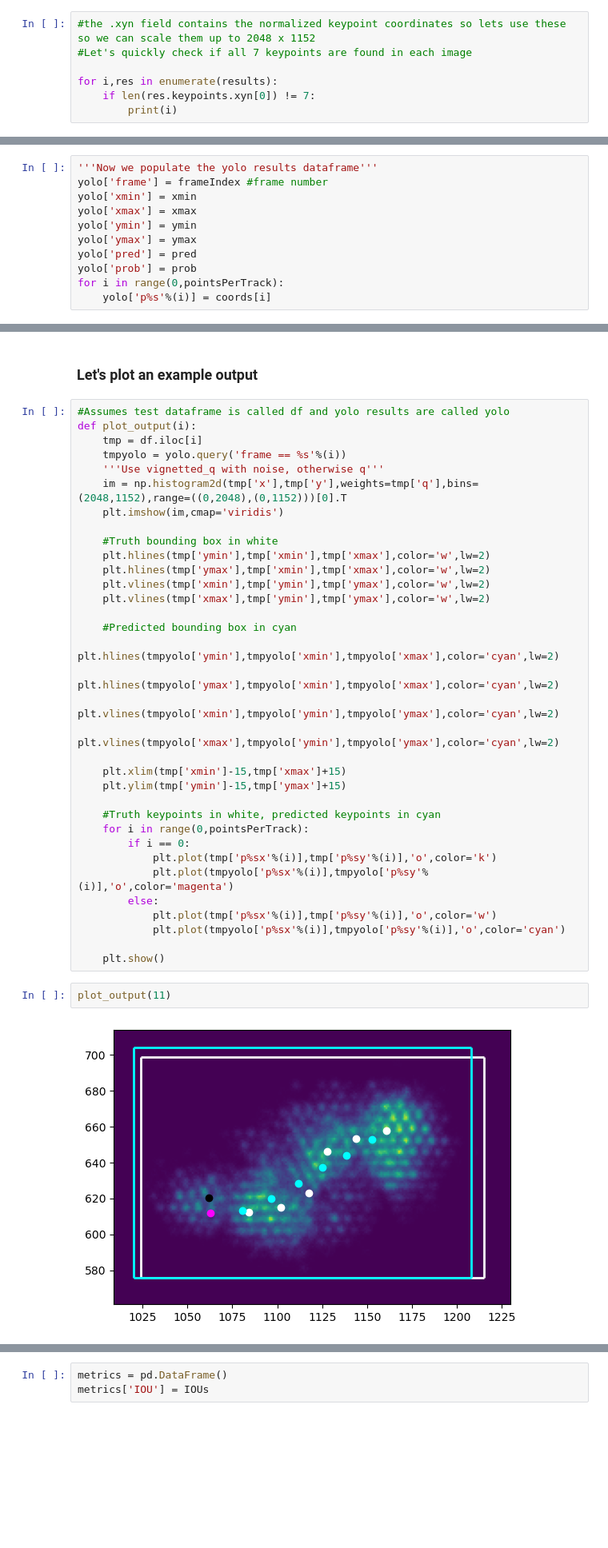
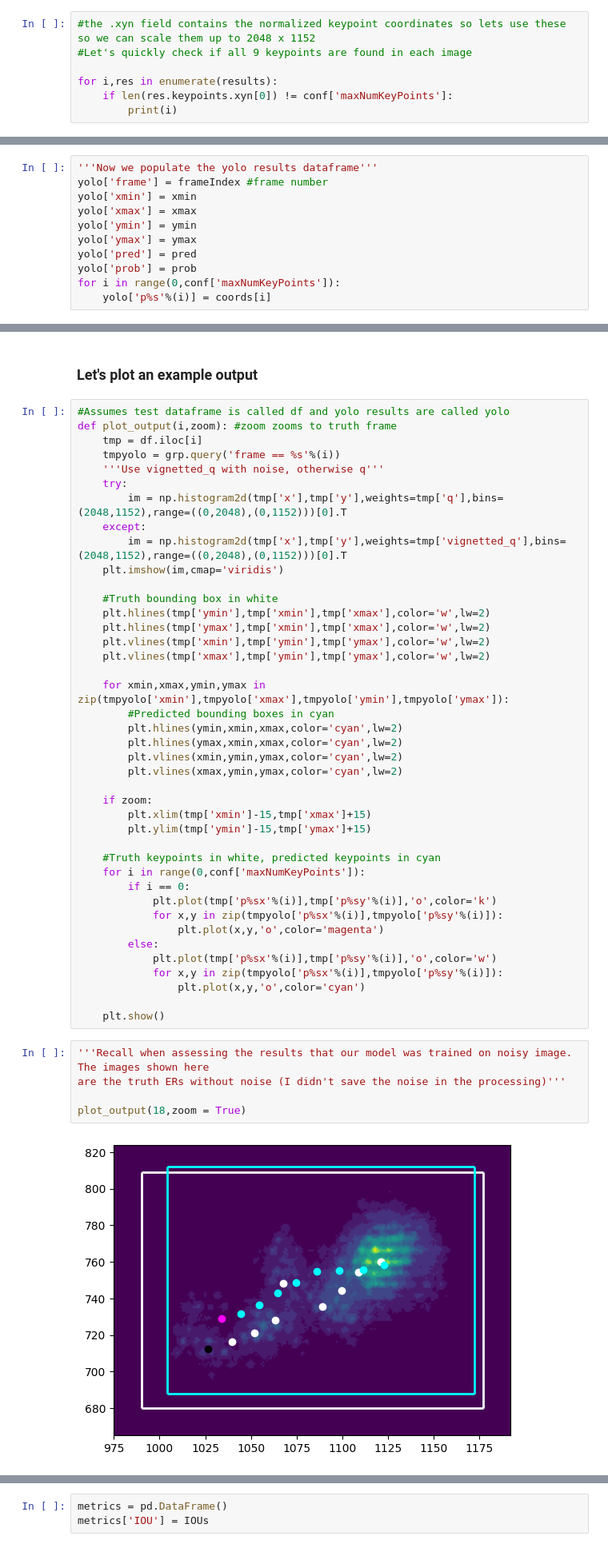
Before and after one commit to jschuel/migKeyPoint, a Jupyter notebook: migKeyPoint/notebooks/keyPoint_example_part2_analyzing_YOLO_outputs.ipynb, the cells around one changed output, grey strips where cells are left out. Shown at 80% size. Drawn from its saved outputs; the diff is of its cells as text; blank space fills up the shorter version.

```diff
--- a/migKeyPoint/notebooks/keyPoint_example_part2_analyzing_YOLO_outputs.ipynb
+++ b/migKeyPoint/notebooks/keyPoint_example_part2_analyzing_YOLO_outputs.ipynb
@@ -183,9 +169,9 @@ orig_shape: (288, 512)
 # %%
 #the .xyn field contains the normalized keypoint coordinates so lets use these so we can scale them up to 2048 x 1152
-#Let's quickly check if all 7 keypoints are found in each image
+#Let's quickly check if all 9 keypoints are found in each image
 
 for i,res in enumerate(results):
-    if len(res.keypoints.xyn[0]) != 7:
+    if len(res.keypoints.xyn[0]) != conf['maxNumKeyPoints']:
         print(i)
 # %% [markdown]
 # Lets aggregate our keypoint and bounding box predictions into a dataframe so we can quantitatively compare them with truth
@@ -262,7 +242,7 @@ yolo['ymin'] = ymin
 yolo['ymax'] = ymax
 yolo['pred'] = pred
 yolo['prob'] = prob
-for i in range(0,pointsPerTrack):
+for i in range(0,conf['maxNumKeyPoints']):
     yolo['p%s'%(i)] = coords[i]
 # %%
 '''Now lets change the pj"s to pjx and pjy and also convert to resolution of the camera'''
@@ -300,11 +320,14 @@ yolo
 ### Let's plot an example output
 # %%
 #Assumes test dataframe is called df and yolo results are called yolo
-def plot_output(i):
+def plot_output(i,zoom): #zoom zooms to truth frame
     tmp = df.iloc[i]
-    tmpyolo = yolo.query('frame == %s'%(i))
+    tmpyolo = grp.query('frame == %s'%(i))
     '''Use vignetted_q with noise, otherwise q'''
-    im = np.histogram2d(tmp['x'],tmp['y'],weights=tmp['q'],bins=(2048,1152),range=((0,2048),(0,1152)))[0].T
+    try:
+        im = np.histogram2d(tmp['x'],tmp['y'],weights=tmp['q'],bins=(2048,1152),range=((0,2048),(0,1152)))[0].T
+    except:
+        im = np.histogram2d(tmp['x'],tmp['y'],weights=tmp['vignetted_q'],bins=(2048,1152),range=((0,2048),(0,1152)))[0].T
     plt.imshow(im,cmap='viridis')
 
     #Truth bounding box in white
@@ -313,27 +336,34 @@ def plot_output(i):
     plt.vlines(tmp['xmin'],tmp['ymin'],tmp['ymax'],color='w',lw=2)
     plt.vlines(tmp['xmax'],tmp['ymin'],tmp['ymax'],color='w',lw=2)
 
-    #Predicted bounding box in cyan
-    plt.hlines(tmpyolo['ymin'],tmpyolo['xmin'],tmpyolo['xmax'],color='cyan',lw=2)
-    plt.hlines(tmpyolo['ymax'],tmpyolo['xmin'],tmpyolo['xmax'],color='cyan',lw=2)
-    plt.vlines(tmpyolo['xmin'],tmpyolo['ymin'],tmpyolo['ymax'],color='cyan',lw=2)
-    plt.vlines(tmpyolo['xmax'],tmpyolo['ymin'],tmpyolo['ymax'],color='cyan',lw=2)
+    for xmin,xmax,ymin,ymax in zip(tmpyolo['xmin'],tmpyolo['xmax'],tmpyolo['ymin'],tmpyolo['ymax']):
+        #Predicted bounding boxes in cyan
+        plt.hlines(ymin,xmin,xmax,color='cyan',lw=2)
+        plt.hlines(ymax,xmin,xmax,color='cyan',lw=2)
+        plt.vlines(xmin,ymin,ymax,color='cyan',lw=2)
+        plt.vlines(xmax,ymin,ymax,color='cyan',lw=2)
 
-    plt.xlim(tmp['xmin']-15,tmp['xmax']+15)
-    plt.ylim(tmp['ymin']-15,tmp['ymax']+15)
+    if zoom:
+        plt.xlim(tmp['xmin']-15,tmp['xmax']+15)
+        plt.ylim(tmp['ymin']-15,tmp['ymax']+15)
 
     #Truth keypoints in white, predicted keypoints in cyan
-    for i in range(0,pointsPerTrack):
+    for i in range(0,conf['maxNumKeyPoints']):
         if i == 0:
             plt.plot(tmp['p%sx'%(i)],tmp['p%sy'%(i)],'o',color='k')
-            plt.plot(tmpyolo['p%sx'%(i)],tmpyolo['p%sy'%(i)],'o',color='magenta')
+            for x,y in zip(tmpyolo['p%sx'%(i)],tmpyolo['p%sy'%(i)]):
+                plt.plot(x,y,'o',color='magenta')
         else:
             plt.plot(tmp['p%sx'%(i)],tmp['p%sy'%(i)],'o',color='w')
-            plt.plot(tmpyolo['p%sx'%(i)],tmpyolo['p%sy'%(i)],'o',color='cyan')
+            for x,y in zip(tmpyolo['p%sx'%(i)],tmpyolo['p%sy'%(i)]):
+                plt.plot(x,y,'o',color='cyan')
 
     plt.show()
 # %%
-plot_output(11)
+'''Recall when assessing the results that our model was trained on noisy image. The images shown here
+are the truth ERs without noise (I didn't save the noise in the processing)'''
+
+plot_output(18,zoom = True)
 # %% [output]
-[figure, old version]
+[figure, new version]
 # %%
```
Also changed, not shown: parts of 42 cells of this notebook, 5 other files.
